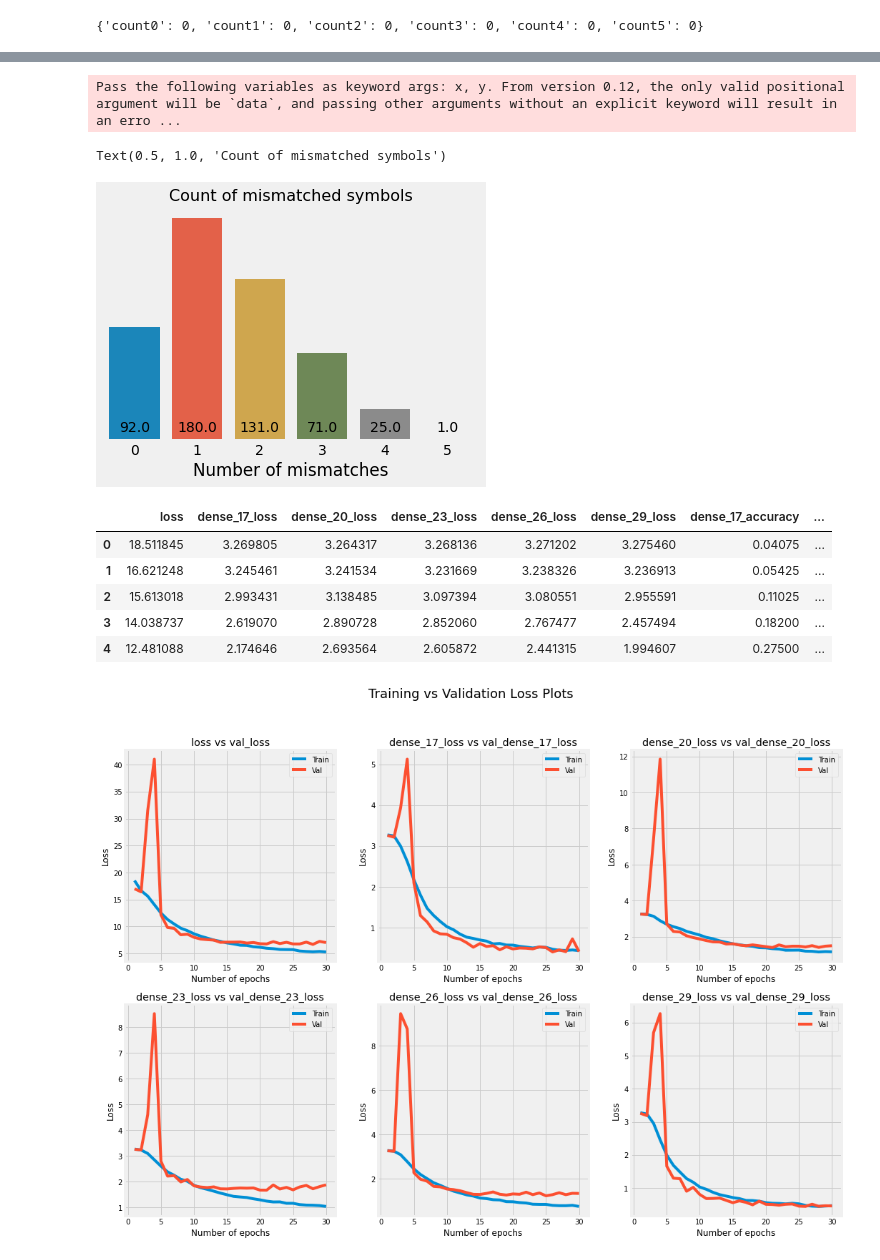
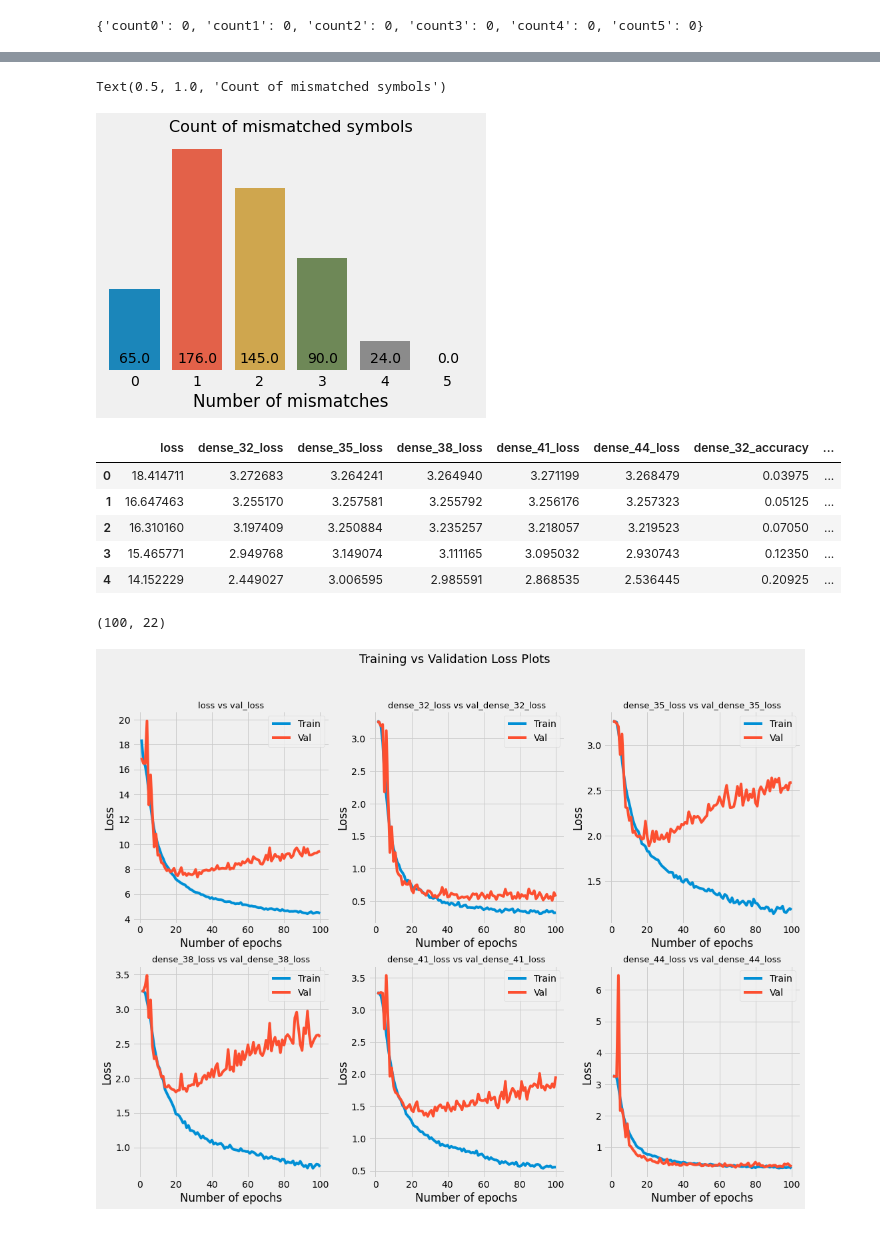
Before and after one commit to kaushikm10/Cracking_CAPTCHA, a Jupyter notebook: CAPTCHA Recognition.ipynb, the cells around one changed output, grey strips where cells are left out. Saved outputs shown, nothing was run; the diff lists cells and outputs as text; code cells hidden in the pictures.

```diff
--- a/CAPTCHA Recognition.ipynb
+++ b/CAPTCHA Recognition.ipynb
@@ -165,3 +166,3 @@ plot_model(model)
 # %%
-hist = model.fit(X, [y[0], y[1], y[2], y[3], y[4]], batch_size=32, epochs=30, validation_split=0.2)
+hist = model.fit(X, [y[0], y[1], y[2], y[3], y[4]], batch_size=32, epochs=100, validation_split=0.2)
 # %% [output]
@@ -290,37 +287,40 @@ ax.set_ylabel("")
 ax.set_xlabel("Number of mismatches")
 ax.set_title("Count of mismatched symbols", fontsize=16)
 # %% [output]
-Pass the following variables as keyword args: x, y. From version 0.12, the only valid positional argument will be `data`, and passing other arguments without an explicit keyword will result in an erro ...
+Text(0.5, 1.0, 'Count of mismatched symbols')
-Text(0.5, 1.0, 'Count of mismatched symbols')
-[figure, old version]
+[figure, new version]
 # %%
 df = pd.DataFrame(hist.history)
 # %%
 df.head()
 # %% [output]
-|  | loss | dense_17_loss | dense_20_loss | dense_23_loss | dense_26_loss | dense_29_loss | dense_17_accuracy | ... |
-| 0 | 18.511845 | 3.269805 | 3.264317 | 3.268136 | 3.271202 | 3.275460 | 0.04075 | ... |
-| 1 | 16.621248 | 3.245461 | 3.241534 | 3.231669 | 3.238326 | 3.236913 | 0.05425 | ... |
-| 2 | 15.613018 | 2.993431 | 3.138485 | 3.097394 | 3.080551 | 2.955591 | 0.11025 | ... |
-| 3 | 14.038737 | 2.619070 | 2.890728 | 2.852060 | 2.767477 | 2.457494 | 0.18200 | ... |
-| 4 | 12.481088 | 2.174646 | 2.693564 | 2.605872 | 2.441315 | 1.994607 | 0.27500 | ... |
+|  | loss | dense_32_loss | dense_35_loss | dense_38_loss | dense_41_loss | dense_44_loss | dense_32_accuracy | ... |
+| 0 | 18.414711 | 3.272683 | 3.264241 | 3.264940 | 3.271199 | 3.268479 | 0.03975 | ... |
+| 1 | 16.647463 | 3.255170 | 3.257581 | 3.255792 | 3.256176 | 3.257323 | 0.05125 | ... |
+| 2 | 16.310160 | 3.197409 | 3.250884 | 3.235257 | 3.218057 | 3.219523 | 0.07050 | ... |
+| 3 | 15.465771 | 2.949768 | 3.149074 | 3.111165 | 3.095032 | 2.930743 | 0.12350 | ... |
+| 4 | 14.152229 | 2.449027 | 3.006595 | 2.985591 | 2.868535 | 2.536445 | 0.20925 | ... |
+# %%
+df.shape
+# %% [output]
+(100, 22)
 # %%
-x = list(range(1, 31))
+x = list(range(1, 101))
 xcol = list(df.columns[:6])
 ycol = list(df.columns[11:17])
 # %%
 fig, ax = plt.subplots(2, 3, figsize=(16, 12))
 fig.suptitle("Training vs Validation Loss Plots", fontsize=18)
 c = 0
 for i in range(2):
   for j in range(3):
     ax[i][j].plot(x, df[xcol[c]])
     ax[i][j].plot(x, df[ycol[c]])
-    ax[i][j].set_title(f'{xcol[c]} vs {ycol[c]}')
+    ax[i][j].set_title(f'{xcol[c]} vs {ycol[c]}', fontsize=13)
     ax[i][j].set_xlabel('Number of epochs')
     ax[i][j].set_ylabel('Loss')
     ax[i][j].legend(labels=['Train', 'Val'])
     c += 1
 # %% [output]
-[figure, old version]
+[figure, new version]
 # %%
```
Also changed, not shown: parts of 13 cells of this notebook, 2 other files.
